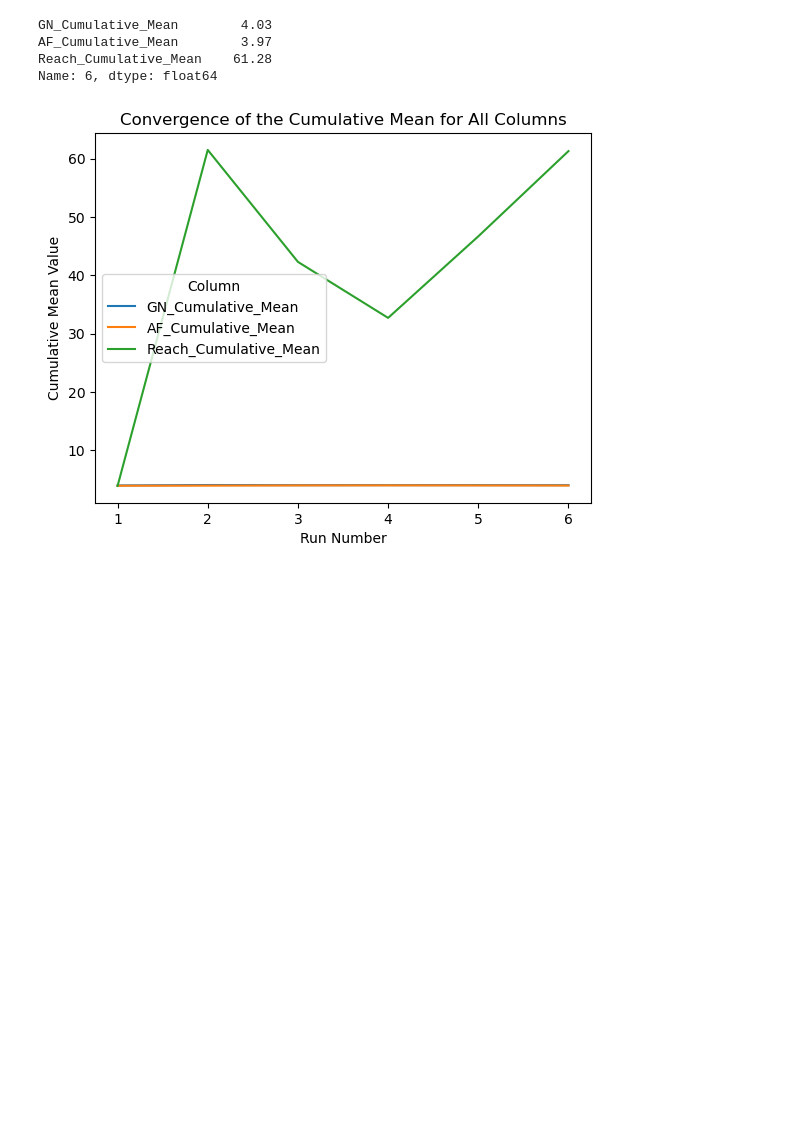
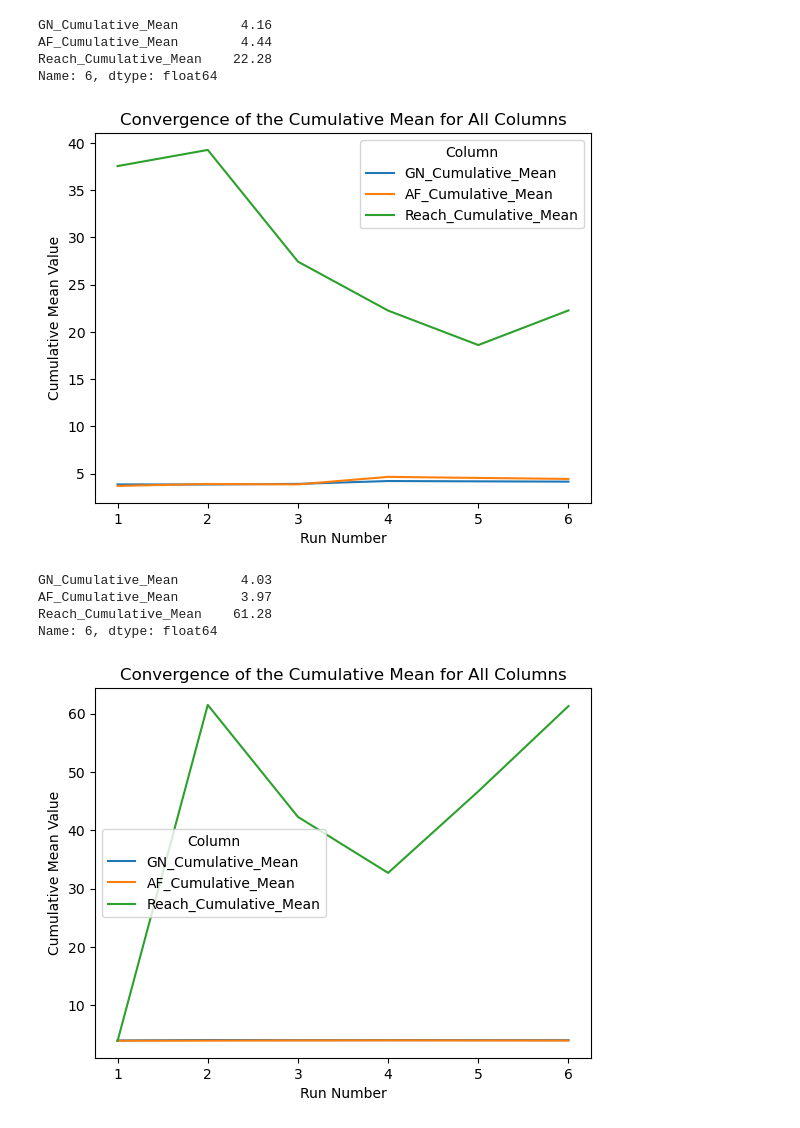
Before and after one commit to samuelepeirone/SOTA-RL, a Jupyter notebook: notebook/Computation Times.ipynb, the cells around one changed output. Cells and saved outputs as stored; diff of their text form; code cells hidden in the pictures; blank space fills up the shorter version.

```diff
--- a/notebook/Computation Times.ipynb
+++ b/notebook/Computation Times.ipynb
@@ -32,6 +32,14 @@ def print_cumulative_mean_convergence(path_csv, print_csv=False):
     plt.ylabel('Cumulative Mean Value')
     plt.legend(title='Column', loc='best')
     plt.plot()
+# %%
+print_cumulative_mean_convergence("./results/computation times/5x5-1_100k10k.csv")
+# %% [output]
+GN_Cumulative_Mean        4.16
+AF_Cumulative_Mean        4.44
+Reach_Cumulative_Mean    22.28
+Name: 6, dtype: float64
+[figure, added]
 # %%
 print_cumulative_mean_convergence("./results/computation times/5x5-1_250k10k.csv")
 # %% [output]
```
Also changed, not shown: parts of 3 cells of this notebook, 31 other files.
